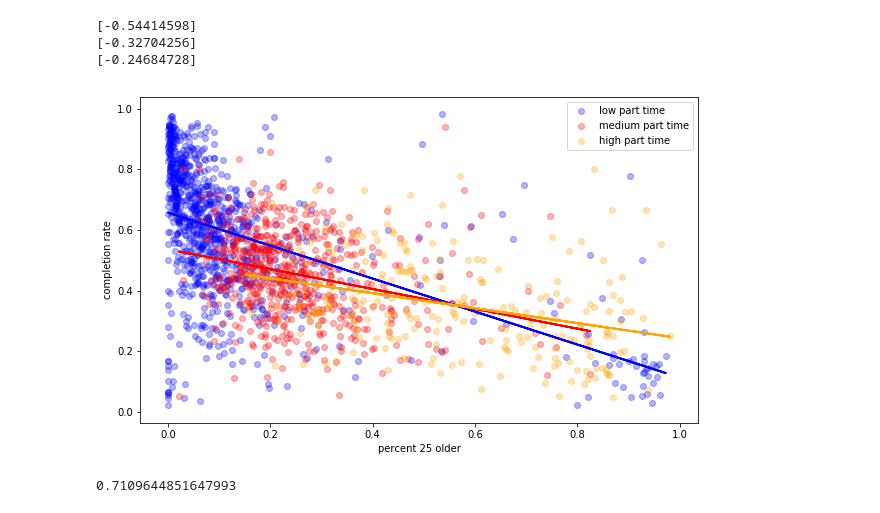
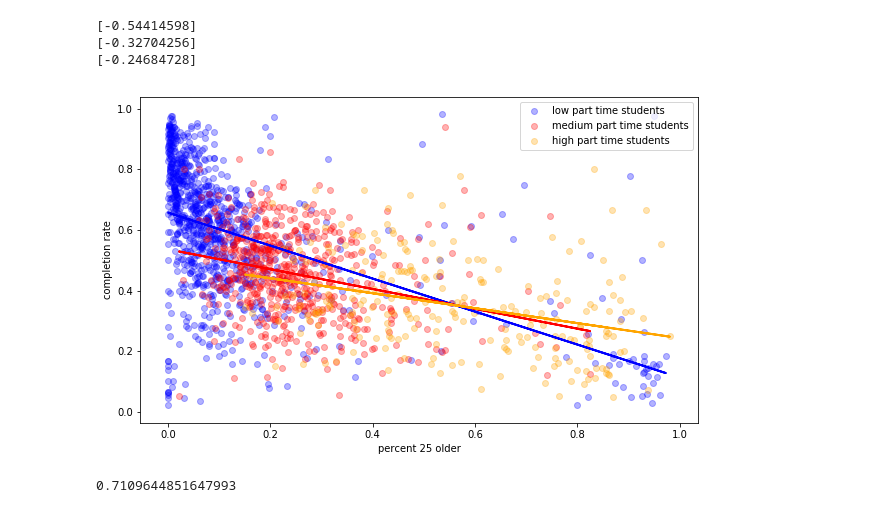
Before and after one commit to thomsu/College_Scorecard, a Jupyter notebook: EDA & Feature Engineering.ipynb, the cells around one changed output. Cells and saved outputs as stored; diff of their text form; code cells hidden in the pictures.

```diff
--- a/EDA & Feature Engineering.ipynb
+++ b/EDA & Feature Engineering.ipynb
@@ -125,19 +124,19 @@ print(regression_3.coef_)
 # %%
 # Plot outputs
 plt.figure(figsize=(10,6))
 
-plt.scatter(parttime_1, pt_1["completion_rate_4yr_150nt"],  color='blue', alpha = 0.3, label = "low part time")
-plt.scatter(parttime_2, pt_2["completion_rate_4yr_150nt"],  color='red', alpha = 0.3, label = "medium part time")
-plt.scatter(parttime_3, pt_3["completion_rate_4yr_150nt"],  color='orange', alpha = 0.3, label = "high part time")
+plt.scatter(parttime_1, pt_1["completion_rate_4yr_150nt"],  color='blue', alpha = 0.3, label = "low part time students")
+plt.scatter(parttime_2, pt_2["completion_rate_4yr_150nt"],  color='red', alpha = 0.3, label = "medium part time students")
+plt.scatter(parttime_3, pt_3["completion_rate_4yr_150nt"],  color='orange', alpha = 0.3, label = "high part time students")
 
 plt.plot(parttime_1, pred_1,  color='blue', linewidth=2)
 plt.plot(parttime_2, pred_2,  color='red', linewidth=2)
 plt.plot(parttime_3, pred_3,  color='orange', linewidth=2)
 plt.ylabel("completion rate")
 plt.xlabel("percent 25 older")
 plt.legend();
 # %% [output]
-[figure, old version]
+[figure, new version]
 # %%
 # look at effect of interaction
 regression = LinearRegression()
```
Also changed, not shown: parts of 10 cells of this notebook, 2 other files.
